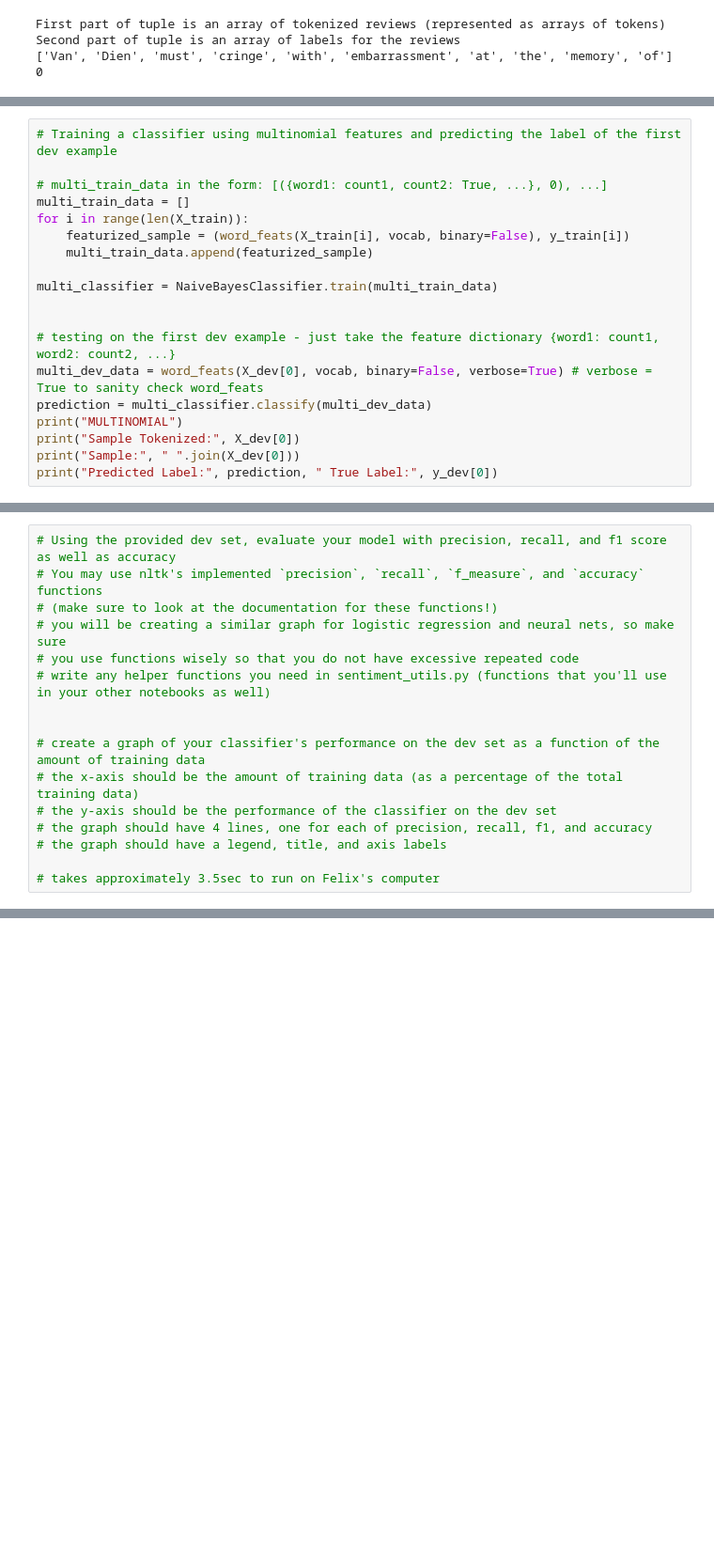
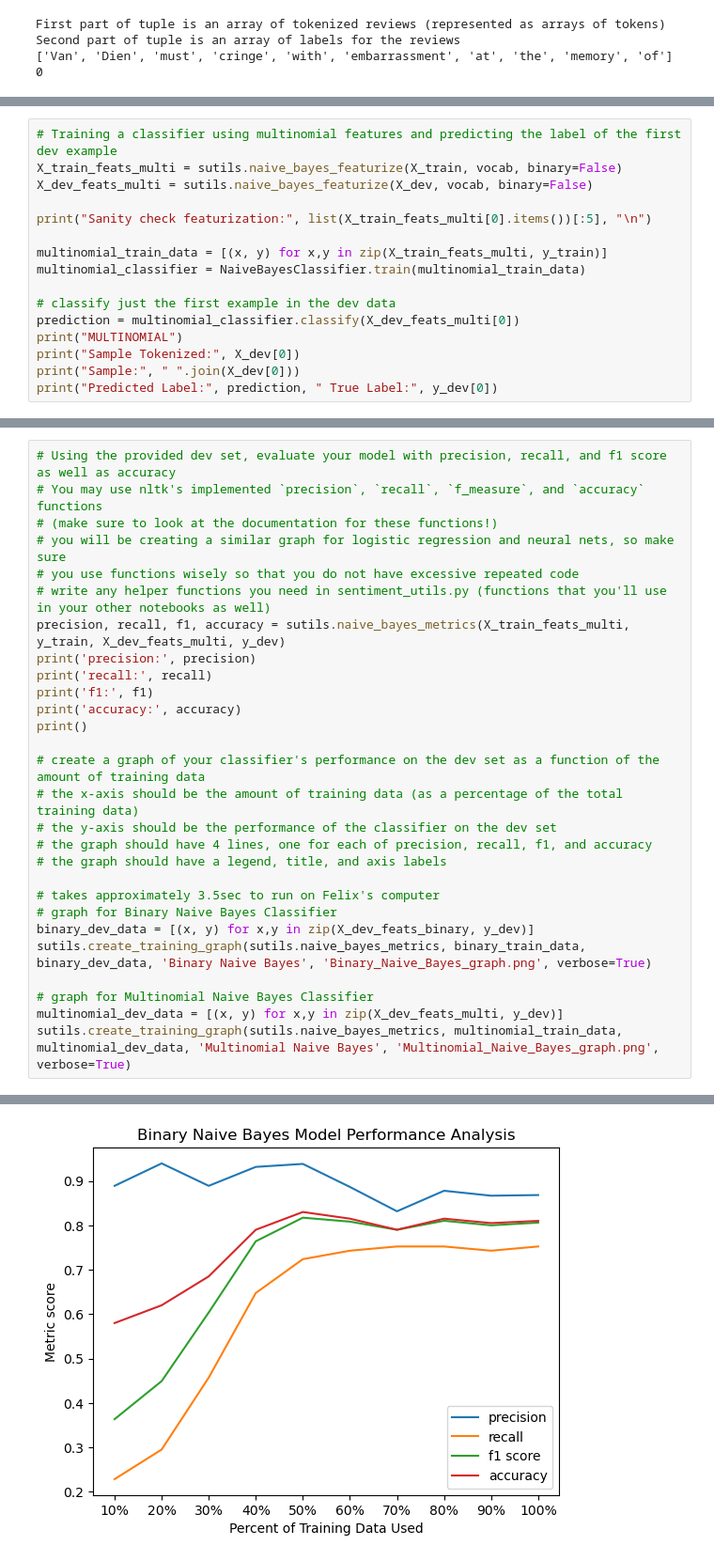
Before and after one commit to gellerjulia/CS4120_Homework4_Sentiment_Analysis, a Jupyter notebook: sentiment_task2.ipynb, the cells around one changed output, grey strips where cells are left out. Shown: that part at 94% size. Saved outputs shown, nothing was run; the diff lists cells and outputs as text; blank space fills up the shorter version.

Commit message:
Finish Naive Bayes

```diff
--- a/sentiment_task2.ipynb
+++ b/sentiment_task2.ipynb
@@ -135,19 +98,16 @@ Sample: The movie 'Gung Ho ! ' : The Story of Carlson 's Makin Island Raiders wa
 Predicted Label: 0  True Label: 0
 # %%
 # Training a classifier using multinomial features and predicting the label of the first dev example
+X_train_feats_multi = sutils.naive_bayes_featurize(X_train, vocab, binary=False)
+X_dev_feats_multi = sutils.naive_bayes_featurize(X_dev, vocab, binary=False)
 
-# multi_train_data in the form: [({word1: count1, count2: True, ...}, 0), ...]
-multi_train_data = []
-for i in range(len(X_train)):
-    featurized_sample = (word_feats(X_train[i], vocab, binary=False), y_train[i])
-    multi_train_data.append(featurized_sample)
+print("Sanity check featurization:", list(X_train_feats_multi[0].items())[:5], "\n")
 
-multi_classifier = NaiveBayesClassifier.train(multi_train_data)
+multinomial_train_data = [(x, y) for x,y in zip(X_train_feats_multi, y_train)]
+multinomial_classifier = NaiveBayesClassifier.train(multinomial_train_data)
 
-
-# testing on the first dev example - just take the feature dictionary {word1: count1, word2: count2, ...}
-multi_dev_data = word_feats(X_dev[0], vocab, binary=False, verbose=True) # verbose = True to sanity check word_feats
-prediction = multi_classifier.classify(multi_dev_data)
+# classify just the first example in the dev data
+prediction = multinomial_classifier.classify(X_dev_feats_multi[0])
 print("MULTINOMIAL")
 print("Sample Tokenized:", X_dev[0])
 print("Sample:", " ".join(X_dev[0]))
@@ -169,7 +126,12 @@ Predicted Label: 0  True Label: 0
 # you will be creating a similar graph for logistic regression and neural nets, so make sure
 # you use functions wisely so that you do not have excessive repeated code
 # write any helper functions you need in sentiment_utils.py (functions that you'll use in your other notebooks as well)
-
+precision, recall, f1, accuracy = sutils.naive_bayes_metrics(X_train_feats_multi, y_train, X_dev_feats_multi, y_dev)
+print('precision:', precision)
+print('recall:', recall)
+print('f1:', f1)
+print('accuracy:', accuracy)
+print()
 
 # create a graph of your classifier's performance on the dev set as a function of the amount of training data
 # the x-axis should be the amount of training data (as a percentage of the total training data)
@@ -178,3 +140,11 @@ Predicted Label: 0  True Label: 0
 # the graph should have a legend, title, and axis labels
 
 # takes approximately 3.5sec to run on Felix's computer
+# graph for Binary Naive Bayes Classifier
+binary_dev_data = [(x, y) for x,y in zip(X_dev_feats_binary, y_dev)]
+sutils.create_training_graph(sutils.naive_bayes_metrics, binary_train_data, binary_dev_data, 'Binary Naive Bayes', 'Binary_Naive_Bayes_graph.png', verbose=True)
+
+# graph for Multinomial Naive Bayes Classifier
+multinomial_dev_data = [(x, y) for x,y in zip(X_dev_feats_multi, y_dev)]
+sutils.create_training_graph(sutils.naive_bayes_metrics, multinomial_train_data, multinomial_dev_data, 'Multinomial Naive Bayes', 'Multinomial_Naive_Bayes_graph.png', verbose=True)
+# %% [output]
@@ -180,0 +168 @@ Predicted Label: 0  True Label: 0
+[figure, added]
```
Also changed, not shown: parts of 6 cells of this notebook, 3 other files.
